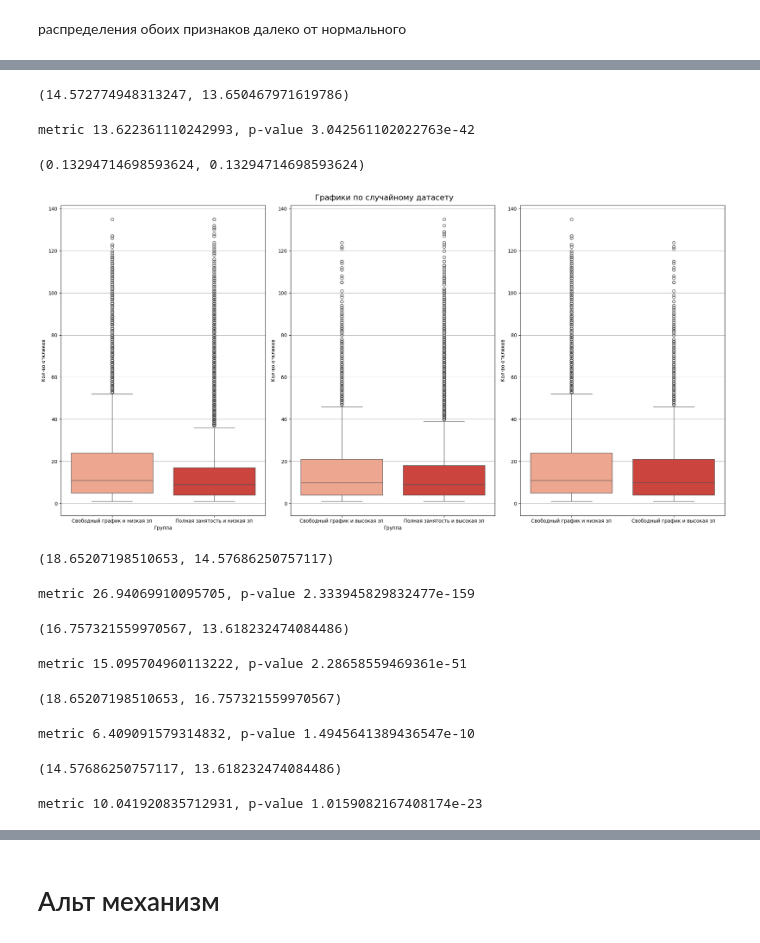
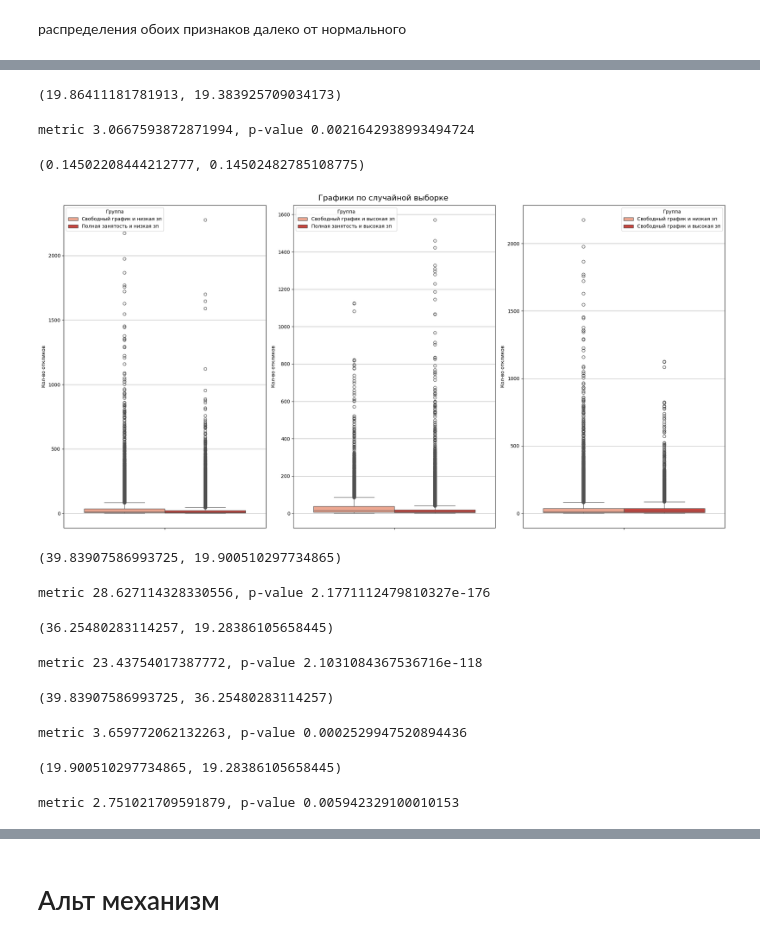
Before and after one commit to egor00777/hh.ru_data, a Jupyter notebook: analiz gipotezy.ipynb, the cells around one changed output, grey strips where cells are left out. Drawn from its saved outputs; the diff is of its cells as text; code cells hidden in the pictures.

```diff
--- a/analiz gipotezy.ipynb
+++ b/analiz gipotezy.ipynb
@@ -22,7 +22,7 @@ warnings.filterwarnings(action='ignore')
 # %% [markdown]
 # Загрузка данных
 # %%
-data = pd.read_csv('cleared_data.csv')
+data = pd.read_csv('cleared_data_2.csv')
 #data = pd.read_csv(r'big_data.csv')
 data.head()
 # %% [output]
@@ -51,6 +67,4 @@ max      150000.000000
 Name: compensation_from, dtype: float64
-# %%
-data = data[data['compensation_from'] >= 1000]
 # %% [markdown]
 ### изменяем тип creation_date
 # %%
@@ -230,19 +213,19 @@ metric 9.764409618849918, p-value 1.6898681197928248e-22
 # %%
 group_2['response_count'].mean(), group_5['response_count'].mean()
 # %% [output]
-(14.572774948313247, 13.650467971619786)
+(19.86411181781913, 19.383925709034173)
 # %%
-test = ttest_ind(group_2['response_count'], group_5['response_count'])
+test = ttest_ind(group_2['response_count'], group_5['response_count'], equal_var=group_2['response_count'].var() == group_5['response_count'].var())
 
 print(f'metric {test.statistic}, p-value {test.pvalue}')
 # %% [output]
-metric 13.622361110242993, p-value 3.042561102022763e-42
+metric 3.0667593872871994, p-value 0.0021642938993494724
 # %%
 samp, _ = train_test_split(data, test_size=0.5, stratify=data[['work_schedule']], random_state=42)
 # %%
 samp['work_schedule'].value_counts()['flexible&remote'] / len(samp), data['work_schedule'].value_counts()['flexible&remote'] / len(data)
 # %% [output]
-(0.13294714698593624, 0.13294714698593624)
+(0.14502208444212777, 0.14502482785108775)
 # %%
 group_1 = samp[(samp['work_schedule'] == 'flexible&remote') & (samp['salary_cat'] == 'Ниже среднего')]
 group_2 = samp[(samp['work_schedule'] != 'flexible&remote') & (samp['salary_cat'] == 'Ниже среднего')]
@@ -255,81 +238,61 @@ group_3['type'] = 'Свободный график и низкая зп'
 group_4['type'] = 'Свободный график и высокая зп'
 group_5['type'] = 'Полная занятость и высокая зп'
 # %%
-import seaborn as sns
-import pandas as pd
-import matplotlib.pyplot as plt
-
-# Объединение данных и переименование столбцов
-# combined_data = pd.concat([group_1, group_2]).rename(columns={'type': 'Группа', 'response_count': 'Кол-во откликов'})
-
 fig, axis = plt.subplots(1, 3, figsize=(20, 10))
 
-# Построение графиков
-sns.boxplot(x='Группа', y='Кол-во откликов',
-            data=pd.concat([group_1, group_2]).rename(columns={'type': 'Группа', 'response_count': 'Кол-во откликов'}),
-            palette='Reds', ax=axis[0])
-sns.boxplot(x='Группа', y='Кол-во откликов',
-            data=pd.concat([group_4, group_5]).rename(columns={'type': 'Группа', 'response_count': 'Кол-во откликов'}),
-            palette='Reds', ax=axis[1])
-sns.boxplot(x='Группа', y='Кол-во откликов',
-            data=pd.concat([group_3, group_4]).rename(columns={'type': 'Группа', 'response_count': 'Кол-во откликов'}),
-            palette='Reds', ax=axis[2])
-
-# Установка ограничений по оси Y для всех графиков
+sns.boxplot(hue='Группа', y='Кол-во откликов', data=pd.concat([group_1, group_2]).rename(columns={'type': 'Группа', 'response_count': 'Кол-во откликов'}), palette='Reds',  ax=axis[0],)
+sns.boxplot(hue='Группа', y='Кол-во откликов', data=pd.concat([group_4, group_5]).rename(columns={'type': 'Группа', 'response_count': 'Кол-во откликов'}), palette='Reds',ax=axis[1],)
+sns.boxplot(hue='Группа', y='Кол-во откликов', data=pd.concat([group_3, group_4]).rename(columns={'type': 'Группа', 'response_count': 'Кол-во откликов'}), palette='Reds',  ax=axis[2],)
 for ax in axis:
-    # ax.set_ylim(0, 80)  # Установка ограничений по оси Y
     ax.grid(axis='y')
-
-
-# Заголовок и подписи
-fig.suptitle('Графики по случайному датасету', fontsize=16)
-plt.xlabel('')  # Подпись для оси X
-plt.ylabel('Кол-во откликов')  # Подпись для оси Y
+fig.suptitle('Графики по случайной выборке', fontsize=16)
+# plt.xlabel('Группа', fontsize=14)
+# plt.ylabel('Значение', fontsize=14)
 
 plt.tight_layout()
 plt.show()
 # %% [output]
-[figure, old version]
+[figure, new version]
 # %%
 group_1['response_count'].mean(), group_2['response_count'].mean()
 # %% [output]
-(18.65207198510653, 14.57686250757117)
+(39.83907586993725, 19.900510297734865)
 # %%
-test = ttest_ind(group_1['response_count'], group_2['response_count'])
+test = ttest_ind(group_1['response_count'], group_2['response_count'], equal_var=group_1['response_count'].var() == group_2['response_count'].var())
 
 print(f'metric {test.statistic}, p-value {test.pvalue}')
 # %% [output]
-metric 26.94069910095705, p-value 2.333945829832477e-159
+metric 28.627114328330556, p-value 2.1771112479810327e-176
 # %%
 group_4['response_count'].mean(), group_5['response_count'].mean()
 # %% [output]
-(16.757321559970567, 13.618232474084486)
+(36.25480283114257, 19.28386105658445)
 # %%
-test = ttest_ind(group_4['response_count'], group_5['response_count'])
+test = ttest_ind(group_4['response_count'], group_5['response_count'], equal_var=group_4['response_count'].var() == group_5['response_count'].var())
 
 print(f'metric {test.statistic}, p-value {test.pvalue}')
 # %% [output]
-metric 15.095704960113222, p-value 2.28658559469361e-51
+metric 23.43754017387772, p-value 2.1031084367536716e-118
 # %%
 group_3['response_count'].mean(), group_4['response_count'].mean()
 # %% [output]
-(18.65207198510653, 16.757321559970567)
+(39.83907586993725, 36.25480283114257)
 # %%
-test = ttest_ind(group_3['response_count'], group_4['response_count'])
+test = ttest_ind(group_3['response_count'], group_4['response_count'], equal_var=group_3['response_count'].var() == group_4['response_count'].var())
 
 print(f'metric {test.statistic}, p-value {test.pvalue}')
 # %% [output]
-metric 6.409091579314832, p-value 1.4945641389436547e-10
+metric 3.659772062132263, p-value 0.0002529947520894436
 # %%
 group_2['response_count'].mean(), group_5['response_count'].mean()
 # %% [output]
-(14.57686250757117, 13.618232474084486)
+(19.900510297734865, 19.28386105658445)
 # %%
-test = ttest_ind(group_2['response_count'], group_5['response_count'])
+test = ttest_ind(group_2['response_count'], group_5['response_count'], equal_var=group_2['response_count'].var() == group_5['response_count'].var())
 
 print(f'metric {test.statistic}, p-value {test.pvalue}')
 # %% [output]
-metric 10.041920835712931, p-value 1.0159082167408174e-23
+metric 2.751021709591879, p-value 0.005942329100010153
 # %%
 sverd = data[data['region_name'] == 'Свердловская область']
 # %%
```
Also changed, not shown: parts of 42 cells of this notebook, 1 other file.
